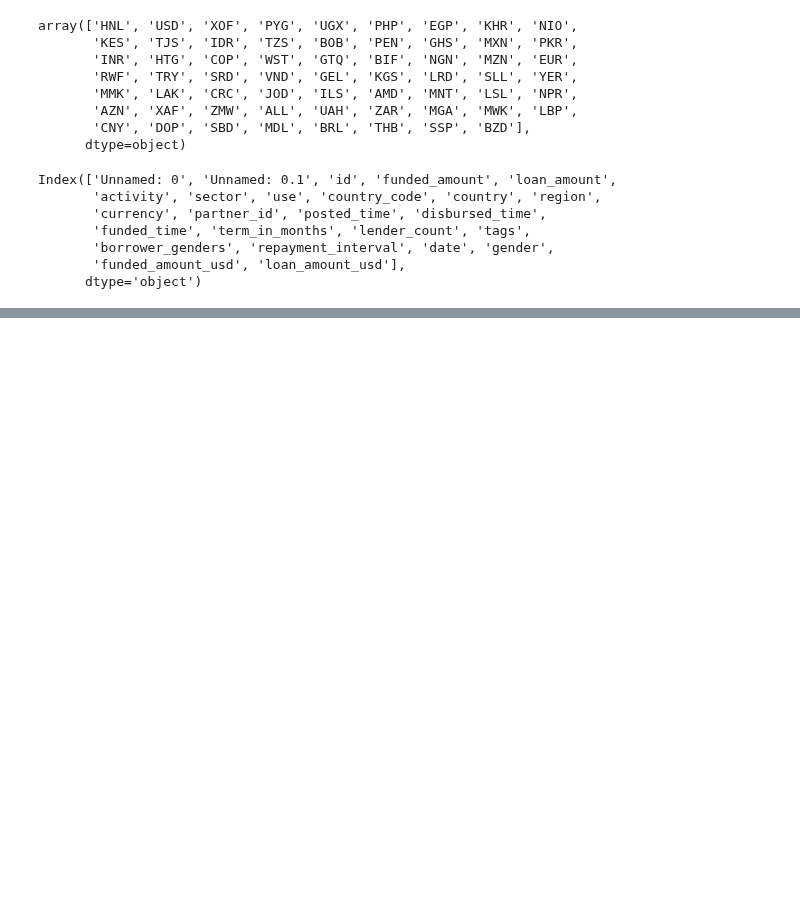
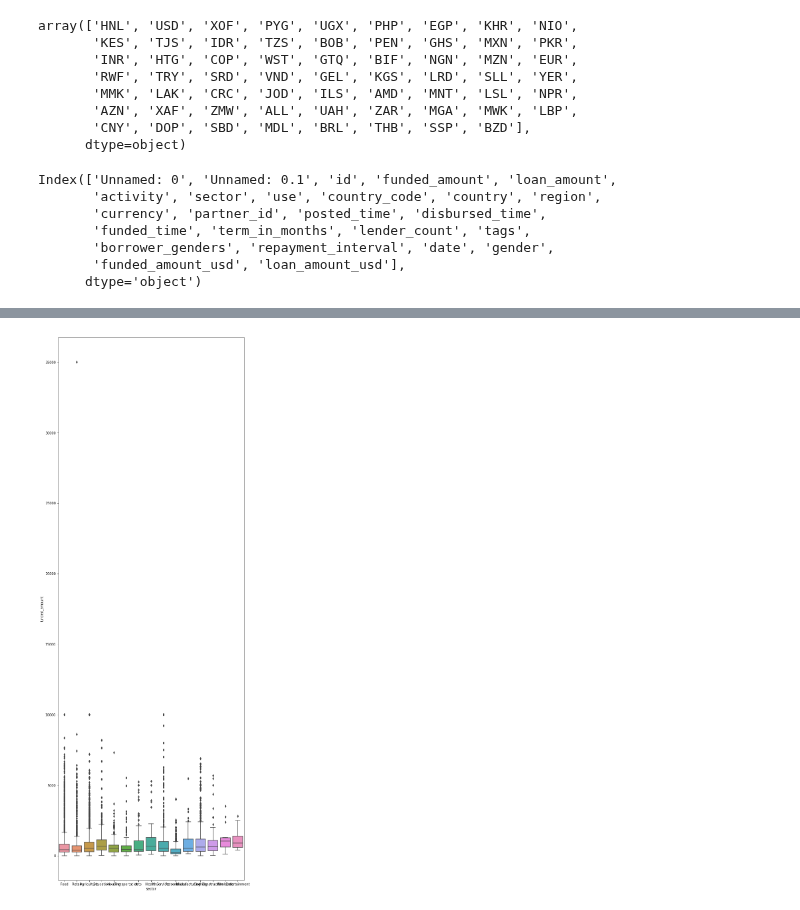
Before and after one commit to feng443/RUDS-Proj1-Kiva-Crowd-Funding-Visualization, a Jupyter notebook: kiva_data_exploring.ipynb, the cells around one changed output, grey strips where cells are left out. Cells and saved outputs as stored; diff of their text form; code cells hidden in the pictures; blank space fills up the shorter version.

Commit message:
Added boxplot and distchat

```diff
--- a/kiva_data_exploring.ipynb
+++ b/kiva_data_exploring.ipynb
@@ -42,0 +67,7 @@ kiva_data.exchange_rates
+# %%
+figure, ax = plt.subplots(figsize=(10,30))
+
+sns.boxplot(x='sector', y='funded_amount', data=df)
+plt.show()
+# %% [output]
+[figure, added]
```
Also changed, not shown: parts of 7 cells of this notebook.
